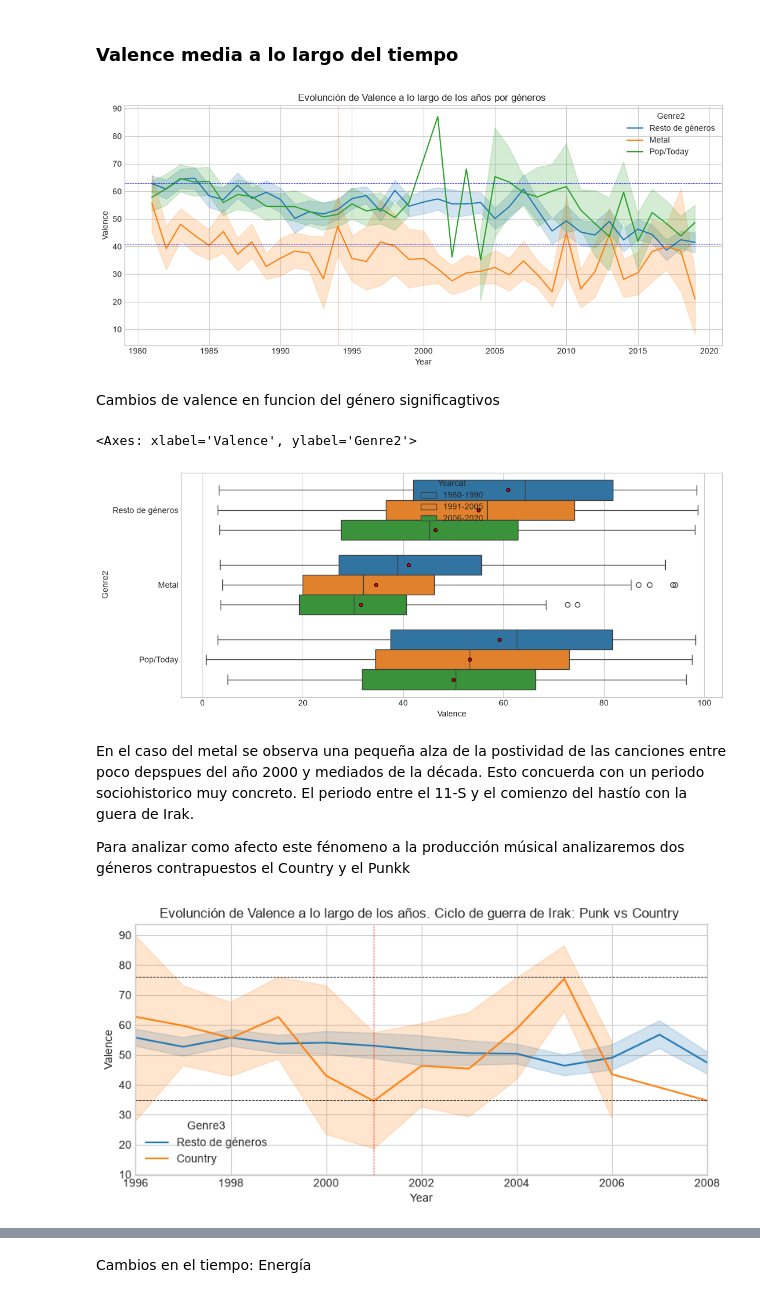
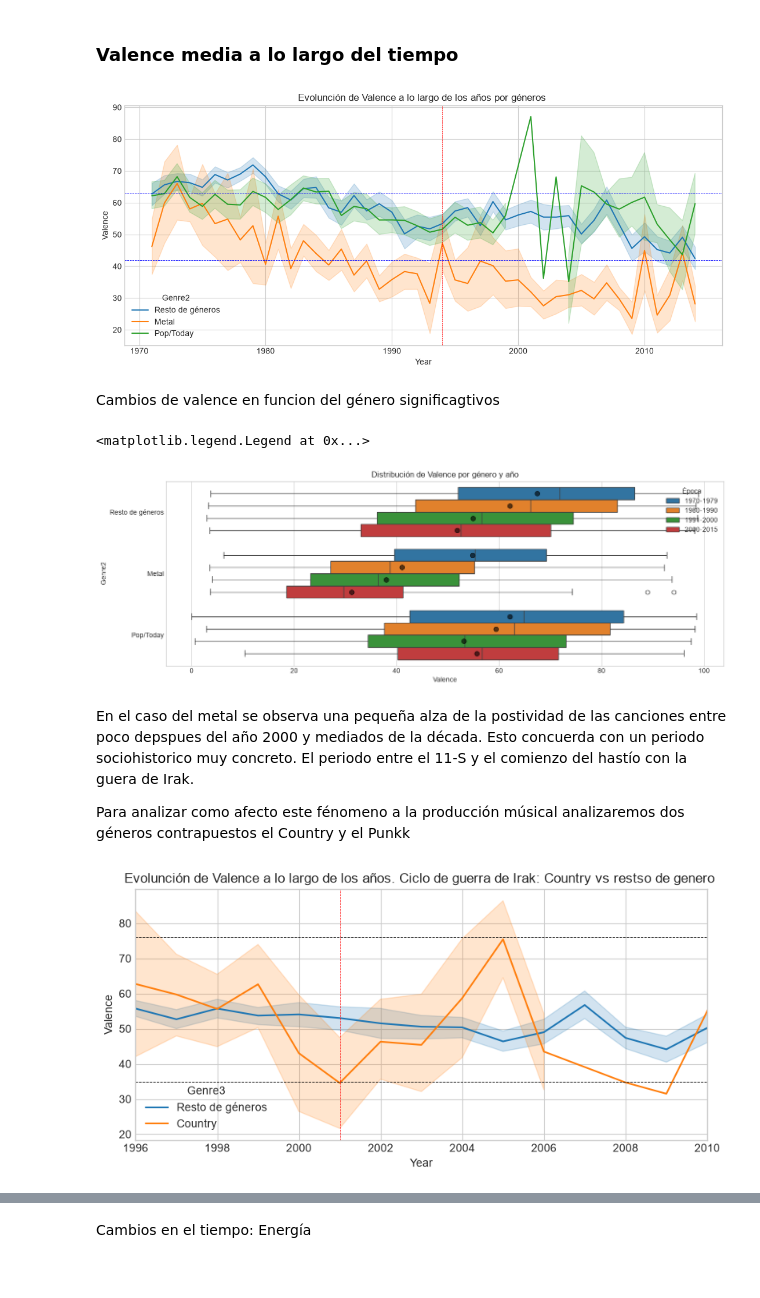
Before and after one commit to sanvik90/EDA_Iker, a Jupyter notebook: EDA_Iker_Notebook.ipynb, the cells around one changed output, grey strips where cells are left out. Saved outputs shown, nothing was run; the diff lists cells and outputs as text; code cells hidden in the pictures.

```diff
--- a/EDA_Iker_Notebook.ipynb
+++ b/EDA_Iker_Notebook.ipynb
@@ -124,8 +126,8 @@ Name: Year, dtype: int64
 # %% [markdown]
 ## Limpeza
 # %%
-df = df[df["Year"] > 1980]
-df = df[df["Year"] < 2020]
+df = df[df["Year"] > 1970]
+df = df[df["Year"] < 2015]
 df.info()
 # %% [output]
 <class 'pandas.DataFrame'>
@@ -150,8 +164,8 @@ memory usage: 1.1 MB
 # %%
 df["Yearcat"] = pd.cut(
     df["Year"],
-    bins=[1979, 1990, 2005, 2020],
-    labels=["1980-1990", "1991-2005", "2006-2020"]
+    bins=[1969,1979, 1990, 1999, 2015],
+    labels=["1970-1979", "1980-1990", "1991-2000", "2000-2015"]
 )
 # %% [markdown]
 ### Creamos una nueva categoría de géneros
@@ -197,6 +211,11 @@ df["Speechiness"] = df["Speechiness"] *100
 df["Acousticness"] = df["Acousticness"] *100
 df["Instrumentalness"] = df["Instrumentalness"] *100
 df["Liveness"] = df["Liveness"] *100
+# %%
+df["Popucat"] = pd.cut(
+    df["Popularity"],
+    bins=[0, 49, 80, 101],
+    labels=["0-49", "50-79", "80-100"])
 # %% [markdown]
 ## Inciamos lo descriptivo
 ### Mapa mediana variables api spoty
@@ -486,32 +518,35 @@ plt.show()
 
 plt.figure(figsize=(11,5))
 
-sns.lineplot(data = df, x = "Year", y = "Valence", hue = "Genre2")
+sns.lineplot(data = df, x = "Year", y = "Valence", hue = "Genre2", errorbar=("ci", 90))
 plt.title("Evolunción de Valence a lo largo de los años por géneros ")
 plt.tight_layout()
 plt.axvline(x=1994, color='red', linestyle='--', linewidth=0.5)
 plt.axhline(y=63, color='blue', linestyle='--', linewidth=0.6)
-plt.axhline(y=41, color='blue', linestyle='--', linewidth=0.6)
+plt.axhline(y=42, color='blue', linestyle='--', linewidth=0.6)
 
 
 
 plt.show()
 # %% [output]
-[figure, old version]
+[figure, new version]
 # %% [markdown]
 Cambios de valence en funcion del género significagtivos
 # %%
-plt.figure(figsize=(12,5))
+plt.figure(figsize=(15,5))
 
-sns.boxplot(data = df, x = "Valence", y= "Genre2" ,hue = "Yearcat", showmeans=True,  meanprops={
+sns.boxplot(data = df, x = "Valence", y= "Genre2" , fill = True,hue = "Yearcat", showmeans=True,  meanprops={
         "marker": "o",
-        "markerfacecolor": "red",
+        "markerfacecolor": "black",
         "markeredgecolor": "black",
-        "markersize": 4
+        "markersize": 7,
+        "alpha": 0.6
     })
+plt.title("Distribución de Valence por género y año")
+plt.legend(title="Época", loc="upper right")
 # %% [output]
-<Axes: xlabel='Valence', ylabel='Genre2'>
+<matplotlib.legend.Legend at 0x...>
-[figure, old version]
+[figure, new version]
 # %% [markdown]
 En el caso del metal se observa una pequeña alza de la postividad de las canciones entre poco depspues del año 2000 y mediados de la década. Esto concuerda con un periodo sociohistorico muy concreto. El periodo entre el 11-S y el comienzo del hastío con la guera de Irak.
 
@@ -533,9 +568,9 @@ df["Genre3"] = np.select(
     default="Resto de géneros"
 )
 plt.figure(figsize=(8,4))
-sns.lineplot(data = df, x = "Year", y = "Valence", hue = "Genre3")
-plt.xlim(1996, 2008)
-plt.title("Evolunción de Valence a lo largo de los años. Ciclo de guerra de Irak: Punk vs Country ")
+sns.lineplot(data = df, x = "Year", y = "Valence", hue = "Genre3", errorbar=("ci", 90))
+plt.xlim(1996, 2010)
+plt.title("Evolunción de Valence a lo largo de los años. Ciclo de guerra de Irak: Country vs restso de genero ")
 plt.tight_layout()
 plt.axvline(x=2001, color='red', linestyle='--', linewidth=0.5)
 plt.axhline(y=35, color='black', linestyle='--', linewidth=0.6)
@@ -544,7 +579,7 @@ plt.axhline(y=76, color='black', linestyle='--', linewidth=0.6)
 
 plt.show()
 # %% [output]
-[figure, old version]
+[figure, new version]
 # %%
 resultados = []
 
```
Also changed, not shown: parts of 49 cells of this notebook, 48 other files.
